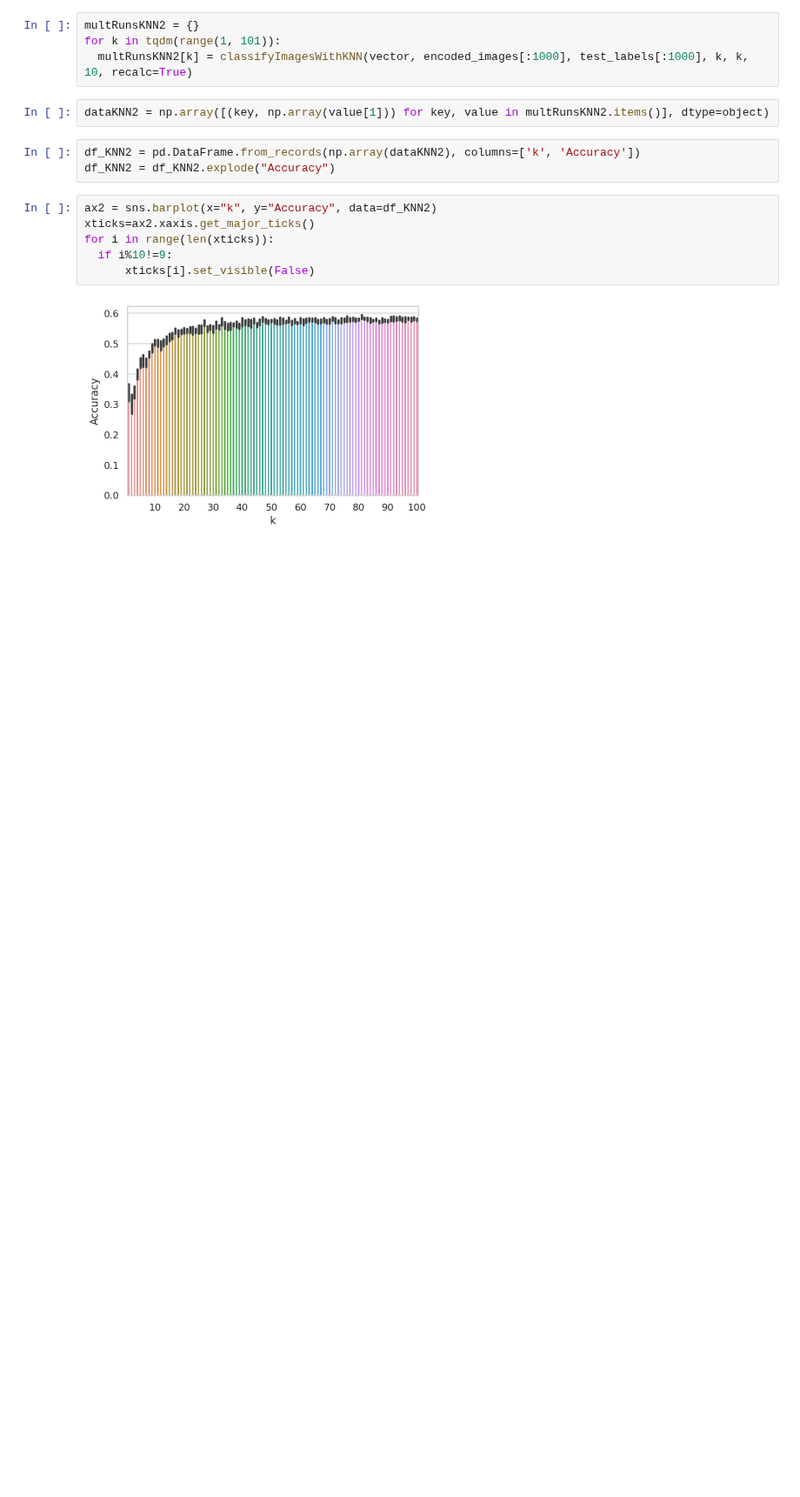
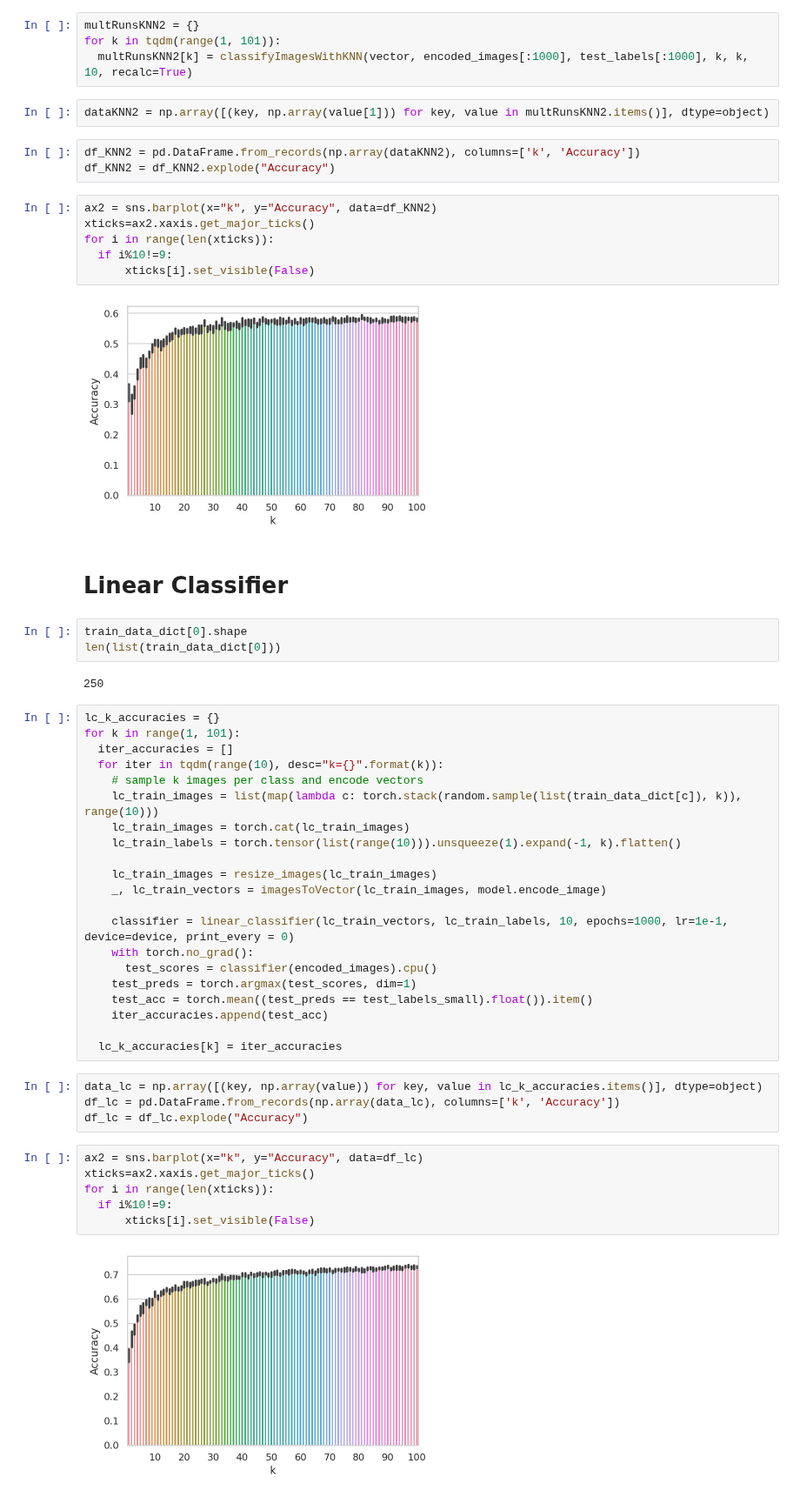
Before and after one commit to jerrychen109/CLIP-fewshot, a Jupyter notebook: Pipeline.ipynb, the cells around one changed output. Shown at 87% size. Cells and saved outputs as stored; diff of their text form; blank space fills up the shorter version.

Commit message:
linear classifier

```diff
--- a/Pipeline.ipynb
+++ b/Pipeline.ipynb
@@ -435,3 +428,43 @@ for i in range(len(xticks)):
       xticks[i].set_visible(False)
 # %% [output]
 [figure]
+# %% [markdown]
+# Linear Classifier
+# %%
+train_data_dict[0].shape
+len(list(train_data_dict[0]))
+# %% [output]
+250
+# %%
+lc_k_accuracies = {}
+for k in range(1, 101):
+  iter_accuracies = []
+  for iter in tqdm(range(10), desc="k={}".format(k)):
+    # sample k images per class and encode vectors
+    lc_train_images = list(map(lambda c: torch.stack(random.sample(list(train_data_dict[c]), k)), range(10)))
+    lc_train_images = torch.cat(lc_train_images)
+    lc_train_labels = torch.tensor(list(range(10))).unsqueeze(1).expand(-1, k).flatten()
+
+    lc_train_images = resize_images(lc_train_images)
+    _, lc_train_vectors = imagesToVector(lc_train_images, model.encode_image)
+
+    classifier = linear_classifier(lc_train_vectors, lc_train_labels, 10, epochs=1000, lr=1e-1, device=device, print_every = 0)
+    with torch.no_grad():
+      test_scores = classifier(encoded_images).cpu()
+    test_preds = torch.argmax(test_scores, dim=1)
+    test_acc = torch.mean((test_preds == test_labels_small).float()).item()
+    iter_accuracies.append(test_acc)
+
+  lc_k_accuracies[k] = iter_accuracies
+# %%
+data_lc = np.array([(key, np.array(value)) for key, value in lc_k_accuracies.items()], dtype=object)
+df_lc = pd.DataFrame.from_records(np.array(data_lc), columns=['k', 'Accuracy'])
+df_lc = df_lc.explode("Accuracy")
+# %%
+ax2 = sns.barplot(x="k", y="Accuracy", data=df_lc)
+xticks=ax2.xaxis.get_major_ticks()
+for i in range(len(xticks)):
+  if i%10!=9:
+      xticks[i].set_visible(False)
+# %% [output]
+[figure, added]
```
Also changed, not shown: parts of 4 cells of this notebook, 1 other file.
